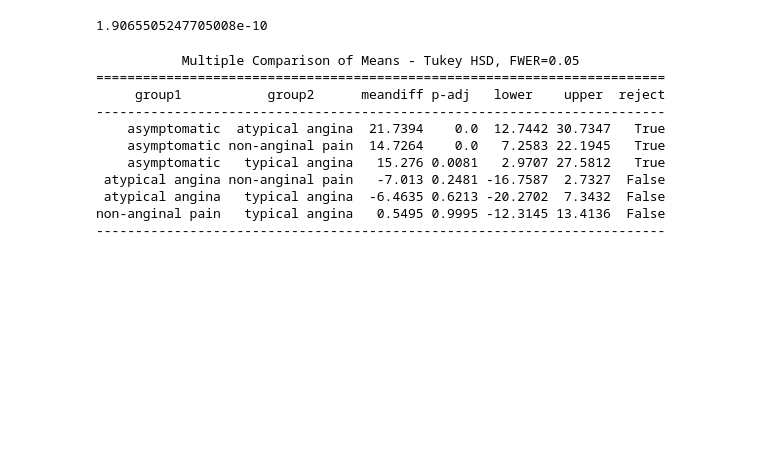
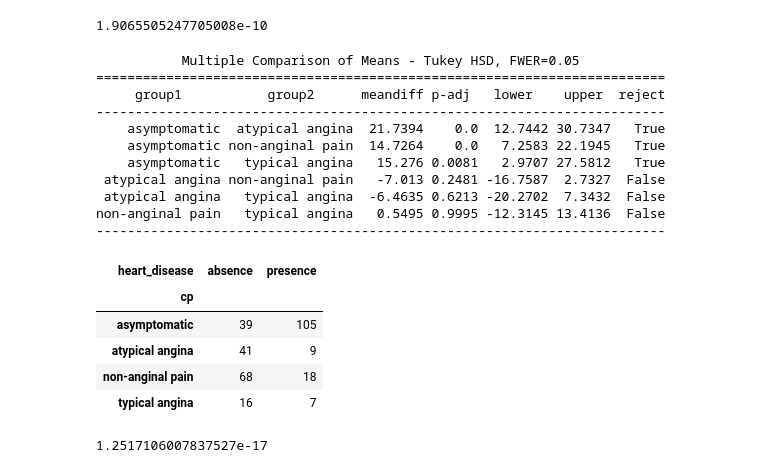
Before and after one commit to fatemehaa/DS-ML-Git-Projects, a Jupyter notebook: Heart Disease Research Part II/heart-disease-research-part-2.ipynb, the cells around one changed output. Drawn from its saved outputs; the diff is of its cells as text; code cells hidden in the pictures; blank space fills up the shorter version.

Commit message:
Heart disease and chest pain analysis

```diff
--- a/Heart Disease Research Part II/heart-disease-research-part-2.ipynb
+++ b/Heart Disease Research Part II/heart-disease-research-part-2.ipynb
@@ -140,3 +140,20 @@ print(tukey_results)
  atypical angina   typical angina  -6.4635 0.6213 -20.2702  7.3432  False
 non-anginal pain   typical angina   0.5495 0.9995 -12.3145 13.4136  False
 -------------------------------------------------------------------------
+# %%
+# contingency table or chest pain and heart disease
+xtab = pd.crosstab(heart.cp, heart.heart_disease)
+xtab
+# %% [output]
+| heart_disease | absence | presence |
+| cp |  |  |
+| asymptomatic | 39 | 105 |
+| atypical angina | 41 | 9 |
+| non-anginal pain | 68 | 18 |
+| typical angina | 16 | 7 |
+# %%
+# run chi square analysis between cp and hd
+chi2, pval, dof, expected = chi2_contingency(xtab)
+pval
+# %% [output]
+1.2517106007837527e-17
```
Also changed, not shown: parts of 1 cell of this notebook.
